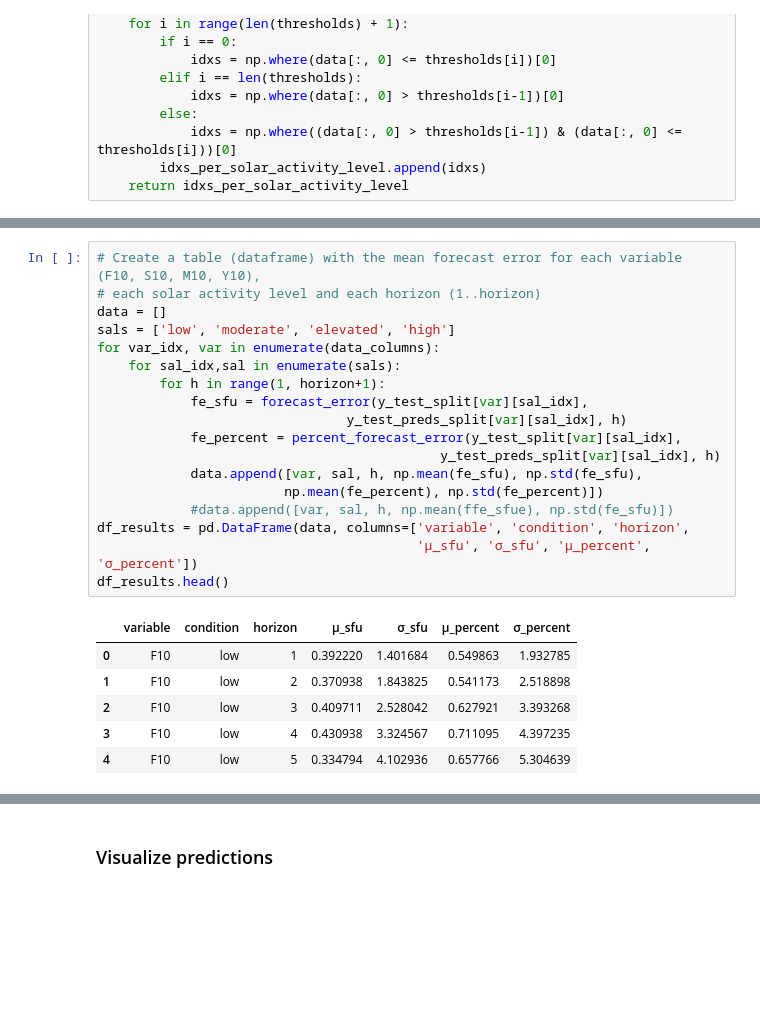
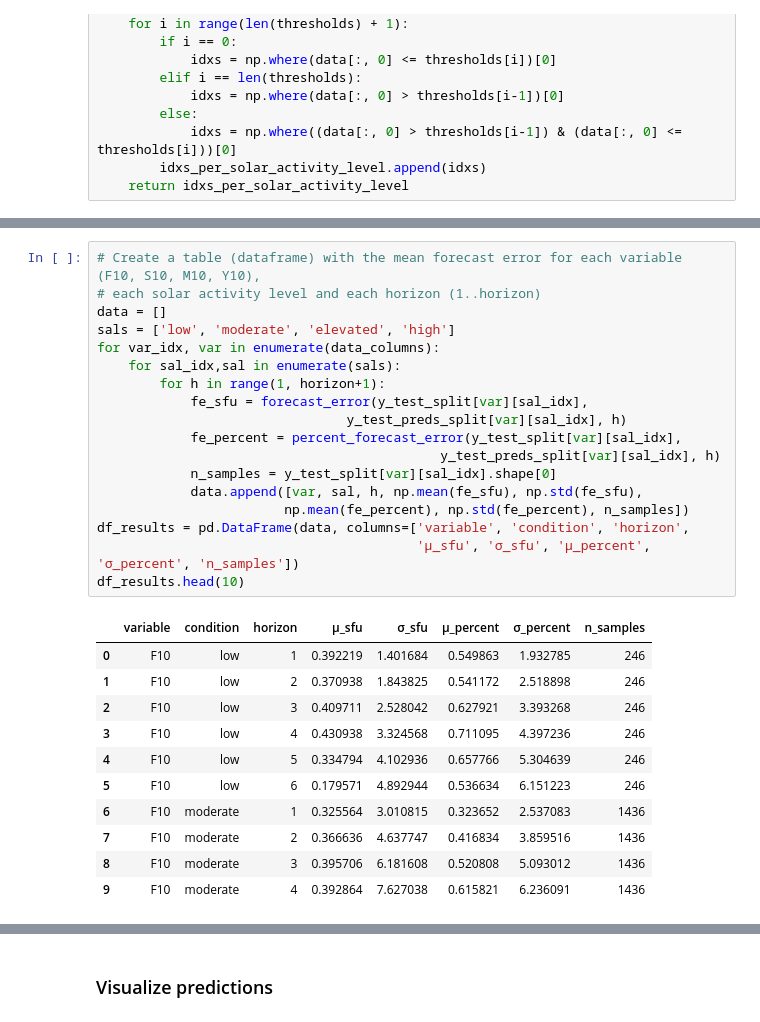
Before and after one commit to ARCLab-MIT/SW-Transformers-Forecaster-Framework, a Jupyter notebook: dev_nbs/00_draftsheet_copy.ipynb, the cells around one changed output, grey strips where cells are left out. Drawn from its saved outputs; the diff is of its cells as text; blank space fills up the shorter version.

```diff
--- a/dev_nbs/00_draftsheet_copy.ipynb
+++ b/dev_nbs/00_draftsheet_copy.ipynb
@@ -416,28 +414,33 @@ y_test_preds-Y10: [(127, 6), (1684, 6), (97, 6), (4, 6)]
 # %%
 # Create a table (dataframe) with the mean forecast error for each variable (F10, S10, M10, Y10),
 # each solar activity level and each horizon (1..horizon)
 data = []
 sals = ['low', 'moderate', 'elevated', 'high']
 for var_idx, var in enumerate(data_columns):
     for sal_idx,sal in enumerate(sals):
         for h in range(1, horizon+1):
             fe_sfu = forecast_error(y_test_split[var][sal_idx],
                                 y_test_preds_split[var][sal_idx], h)
             fe_percent = percent_forecast_error(y_test_split[var][sal_idx],
                                             y_test_preds_split[var][sal_idx], h)
+            n_samples = y_test_split[var][sal_idx].shape[0]
             data.append([var, sal, h, np.mean(fe_sfu), np.std(fe_sfu),
-                        np.mean(fe_percent), np.std(fe_percent)])
-            #data.append([var, sal, h, np.mean(ffe_sfue), np.std(fe_sfu)])
+                        np.mean(fe_percent), np.std(fe_percent), n_samples])
 df_results = pd.DataFrame(data, columns=['variable', 'condition', 'horizon',
-                                         'µ_sfu', 'σ_sfu', 'µ_percent', 'σ_percent'])
-df_results.head()
+                                         'µ_sfu', 'σ_sfu', 'µ_percent', 'σ_percent', 'n_samples'])
+df_results.head(10)
 # %% [output]
-|  | variable | condition | horizon | µ_sfu | σ_sfu | µ_percent | σ_percent |
-| 0 | F10 | low | 1 | 0.392220 | 1.401684 | 0.549863 | 1.932785 |
-| 1 | F10 | low | 2 | 0.370938 | 1.843825 | 0.541173 | 2.518898 |
-| 2 | F10 | low | 3 | 0.409711 | 2.528042 | 0.627921 | 3.393268 |
-| 3 | F10 | low | 4 | 0.430938 | 3.324567 | 0.711095 | 4.397235 |
-| 4 | F10 | low | 5 | 0.334794 | 4.102936 | 0.657766 | 5.304639 |
+|  | variable | condition | horizon | µ_sfu | σ_sfu | µ_percent | σ_percent | n_samples |
+| 0 | F10 | low | 1 | 0.392219 | 1.401684 | 0.549863 | 1.932785 | 246 |
+| 1 | F10 | low | 2 | 0.370938 | 1.843825 | 0.541172 | 2.518898 | 246 |
+| 2 | F10 | low | 3 | 0.409711 | 2.528042 | 0.627921 | 3.393268 | 246 |
+| 3 | F10 | low | 4 | 0.430938 | 3.324568 | 0.711095 | 4.397236 | 246 |
+| 4 | F10 | low | 5 | 0.334794 | 4.102936 | 0.657766 | 5.304639 | 246 |
+| 5 | F10 | low | 6 | 0.179571 | 4.892944 | 0.536634 | 6.151223 | 246 |
+| 6 | F10 | moderate | 1 | 0.325564 | 3.010815 | 0.323652 | 2.537083 | 1436 |
+| 7 | F10 | moderate | 2 | 0.366636 | 4.637747 | 0.416834 | 3.859516 | 1436 |
+| 8 | F10 | moderate | 3 | 0.395706 | 6.181608 | 0.520808 | 5.093012 | 1436 |
+| 9 | F10 | moderate | 4 | 0.392864 | 7.627038 | 0.615821 | 6.236091 | 1436 |
 # %%
 # Divide the table into one dataframe for each variable, and print it in a way
 # that has the same format as the table in the paper, that is:
```
Also changed, not shown: parts of 16 cells of this notebook.
